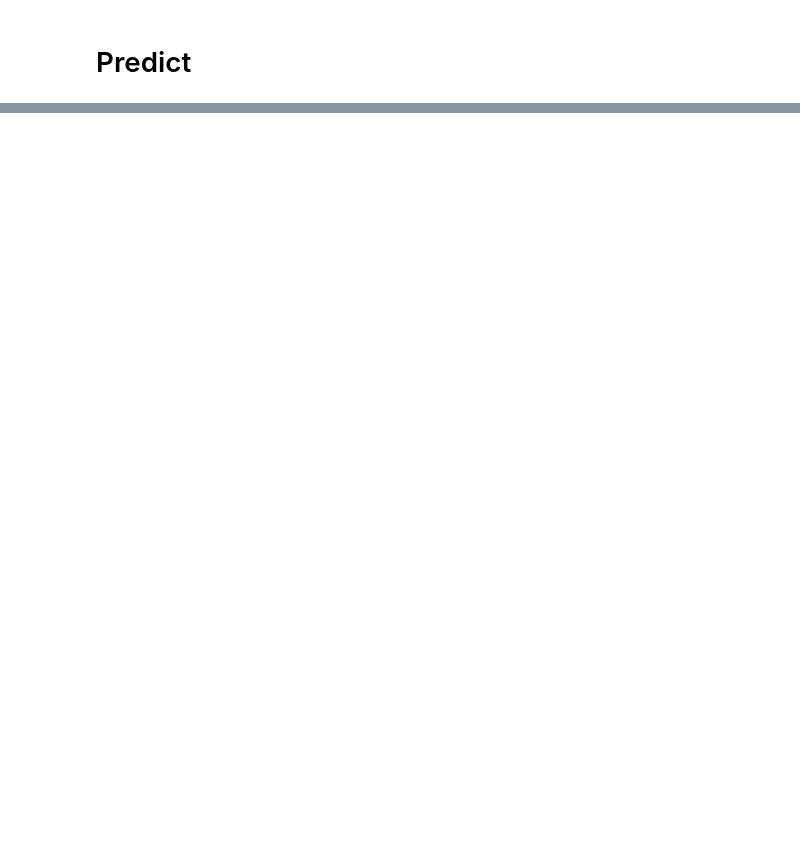
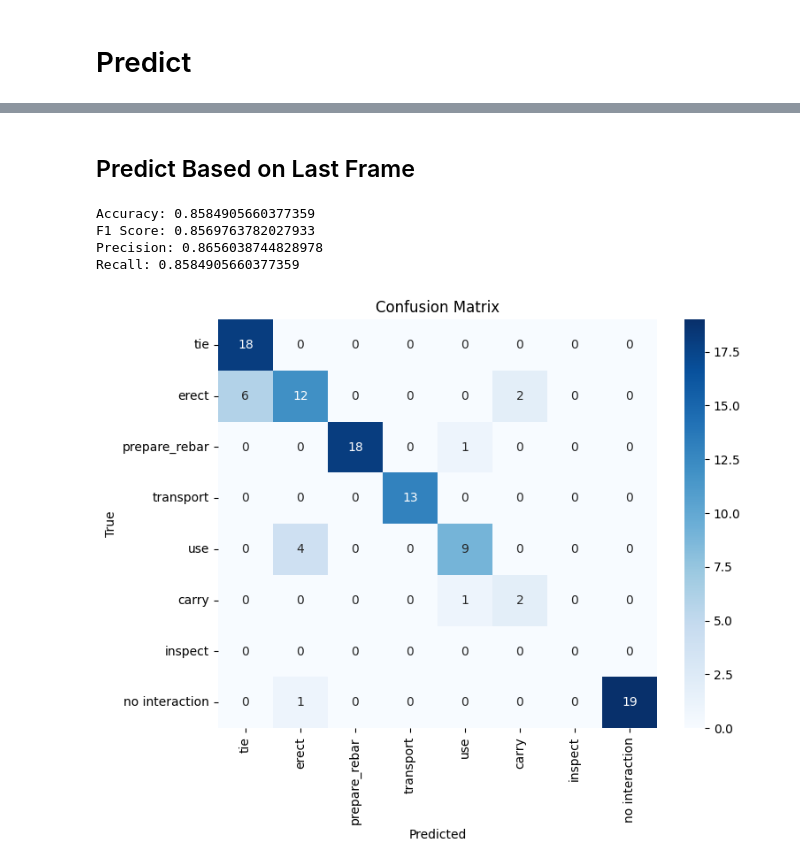
Before and after one commit to alxxtexxr/HierGAT-Construction-HOI, a Jupyter notebook: train_custom_v2.ipynb, the cells around one changed output, grey strips where cells are left out. Drawn from its saved outputs; the diff is of its cells as text; code cells hidden in the pictures; blank space fills up the shorter version.

Commit message:
Impmplement prediction based on last frame

```diff
--- a/train_custom_v2.ipynb
+++ b/train_custom_v2.ipynb
@@ -643,0 +707,32 @@ plt.show()
+# %% [markdown]
+## Predict Based on Last Frame
+# %%
+y_pred = outputs[0][:, :, -1, 0].argmax(dim=1).cpu().numpy()
+y_true = targets[0][:, -1, 0].cpu().numpy()
+# %%
+acc = accuracy_score(y_true, y_pred)
+f1 = f1_score(y_true, y_pred, average='weighted', zero_division=0)
+precision = precision_score(y_true, y_pred, average='weighted', zero_division=0)
+recall = recall_score(y_true, y_pred, average='weighted', zero_division=0)
+
+print("Accuracy:", acc)
+print("F1 Score:", f1)
+print("Precision:", precision)
+print("Recall:", recall)
+# %% [output]
+Accuracy: 0.8584905660377359
+F1 Score: 0.8569763782027933
+Precision: 0.8656038744828978
+Recall: 0.8584905660377359
+# %%
+cm = confusion_matrix(y_true, y_pred, labels=list(range(len(new_action_classes))))
+
+plt.figure(figsize=(8, 6))
+sns.heatmap(cm, annot=True, fmt="d", cmap="Blues",
+            xticklabels=new_action_classes, yticklabels=new_action_classes)
+plt.xlabel("Predicted")
+plt.ylabel("True")
+plt.title("Confusion Matrix")
+plt.show()
+# %% [output]
+[figure, added]
```
Also changed, not shown: parts of 8 cells of this notebook.
